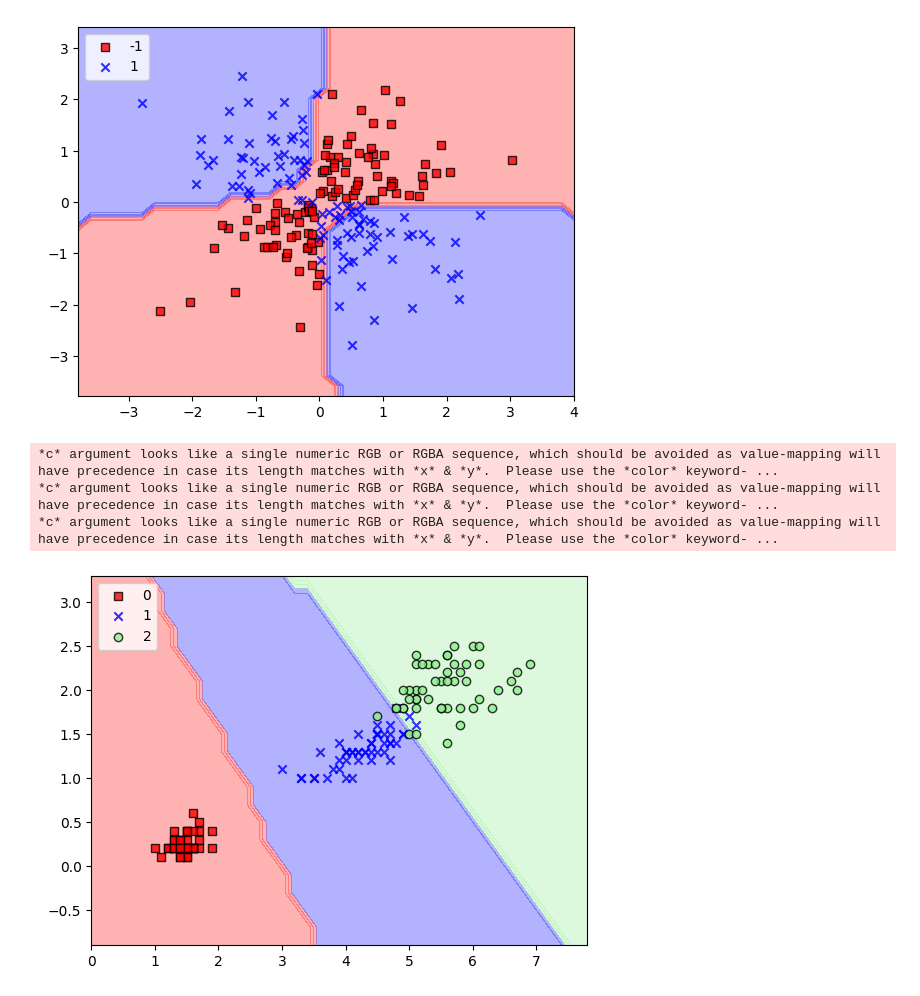
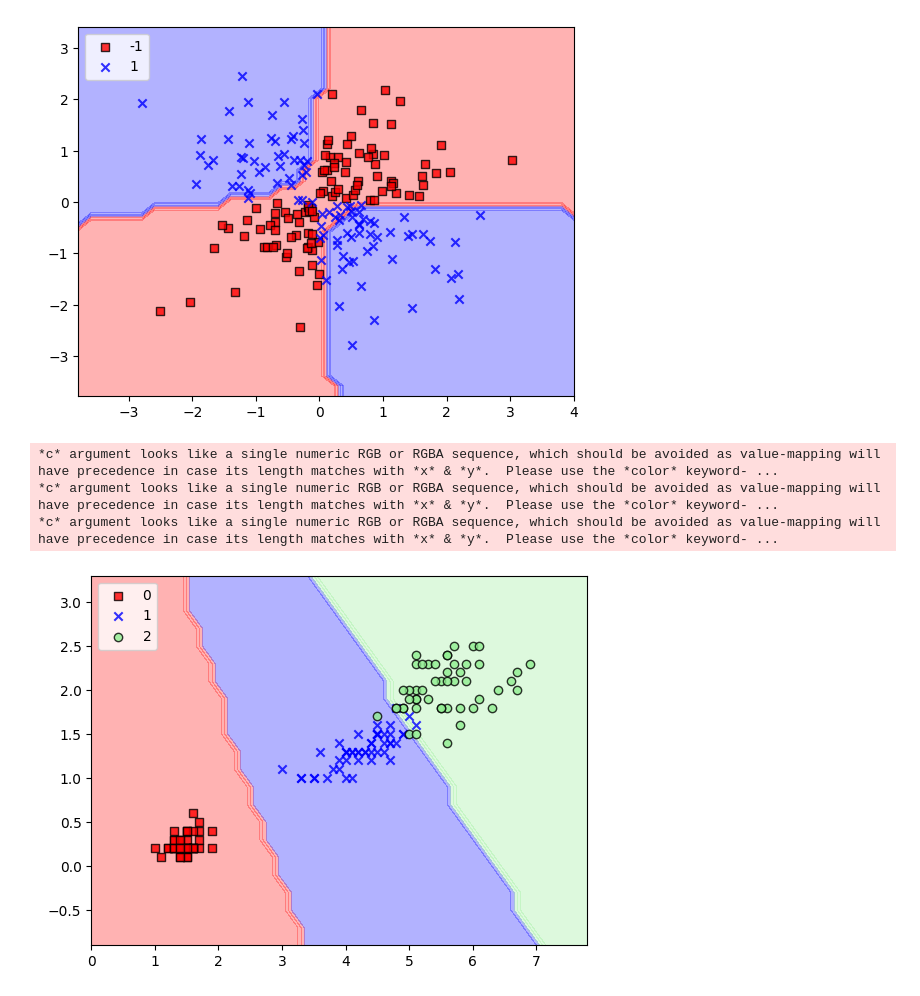
Before and after one commit to HoolyDuck/ml-labs, a Jupyter notebook: (14.03.2023) LAB-3/main.ipynb, the cells around one changed output. Drawn from its saved outputs; the diff is of its cells as text; code cells hidden in the pictures.

```diff
--- a/(14.03.2023) LAB-3/main.ipynb
+++ b/(14.03.2023) LAB-3/main.ipynb
@@ -159,32 +159,32 @@ plt.show()
 # %%
 from sklearn.neighbors import KNeighborsClassifier
 from sklearn.naive_bayes import GaussianNB
 from sklearn import datasets
 
 iris = datasets.load_iris()
 X = iris.data[:, [2, 3]]
 y = iris.target
 
-knn = KNeighborsClassifier(n_neighbors=5, p=2, metric='minkowski')
+knn = KNeighborsClassifier()
 knn.fit(X, y)
 
 gauss = GaussianNB()
 gauss.fit(X, y)
 
-svm = SVC(kernel='linear', C=1.0, random_state=1)
+svm = SVC()
 svm.fit(X, y)
 
 
 # plot_desicion_regions(X, y, classifier=knn)
 
 # plot_desicion_regions(X, y, classifier=gauss)
 
 plot_desicion_regions(X, y, classifier=svm)
 
 plt.legend(loc='upper left')
 plt.show()
 # %% [output]
 *c* argument looks like a single numeric RGB or RGBA sequence, which should be avoided as value-mapping will have precedence in case its length matches with *x* & *y*.  Please use the *color* keyword- ...
 *c* argument looks like a single numeric RGB or RGBA sequence, which should be avoided as value-mapping will have precedence in case its length matches with *x* & *y*.  Please use the *color* keyword- ...
 *c* argument looks like a single numeric RGB or RGBA sequence, which should be avoided as value-mapping will have precedence in case its length matches with *x* & *y*.  Please use the *color* keyword- ...
-[figure, old version]
+[figure, new version]
```
Also changed, not shown: parts of 2 cells of this notebook, 11 other files.
